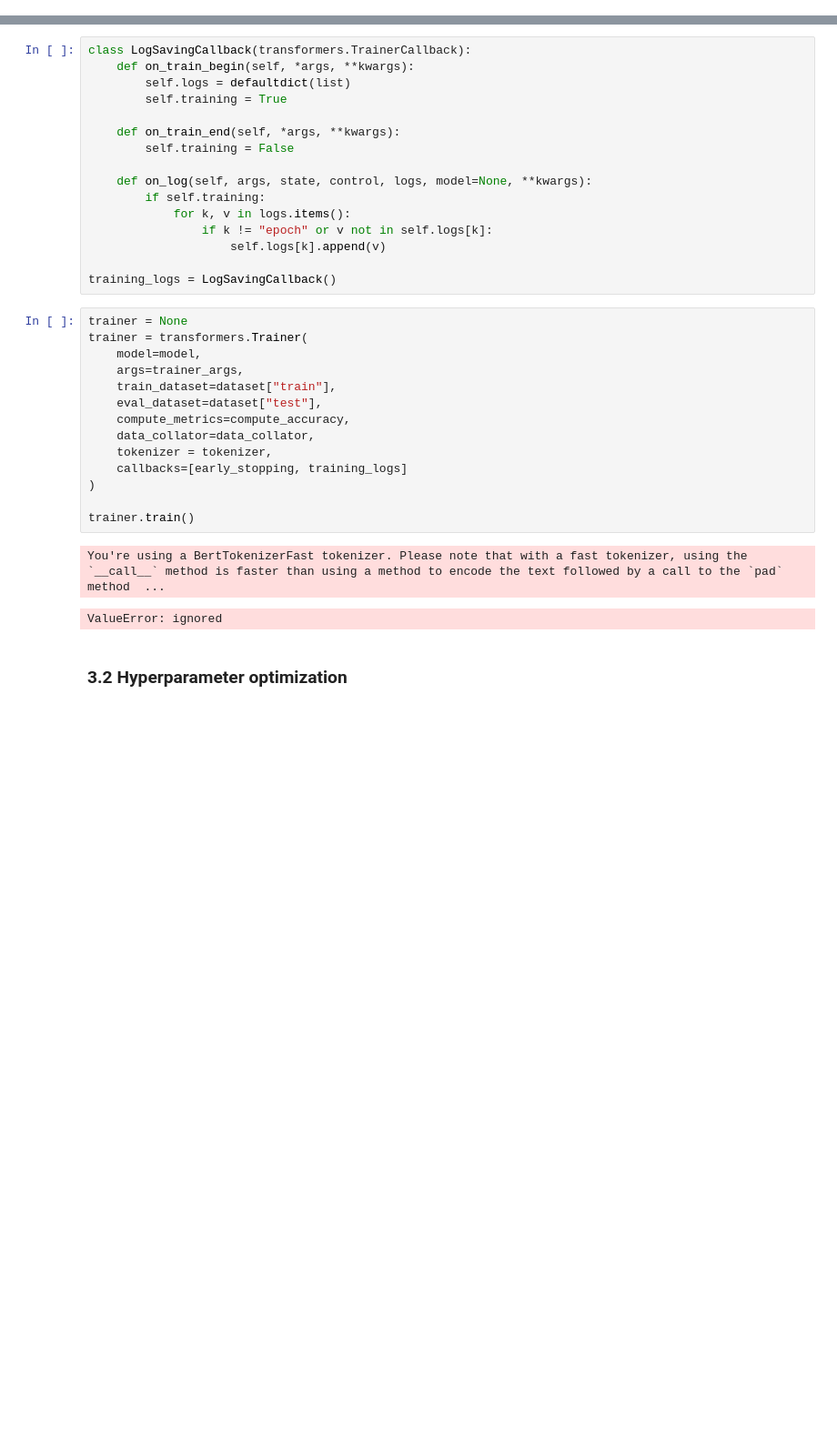
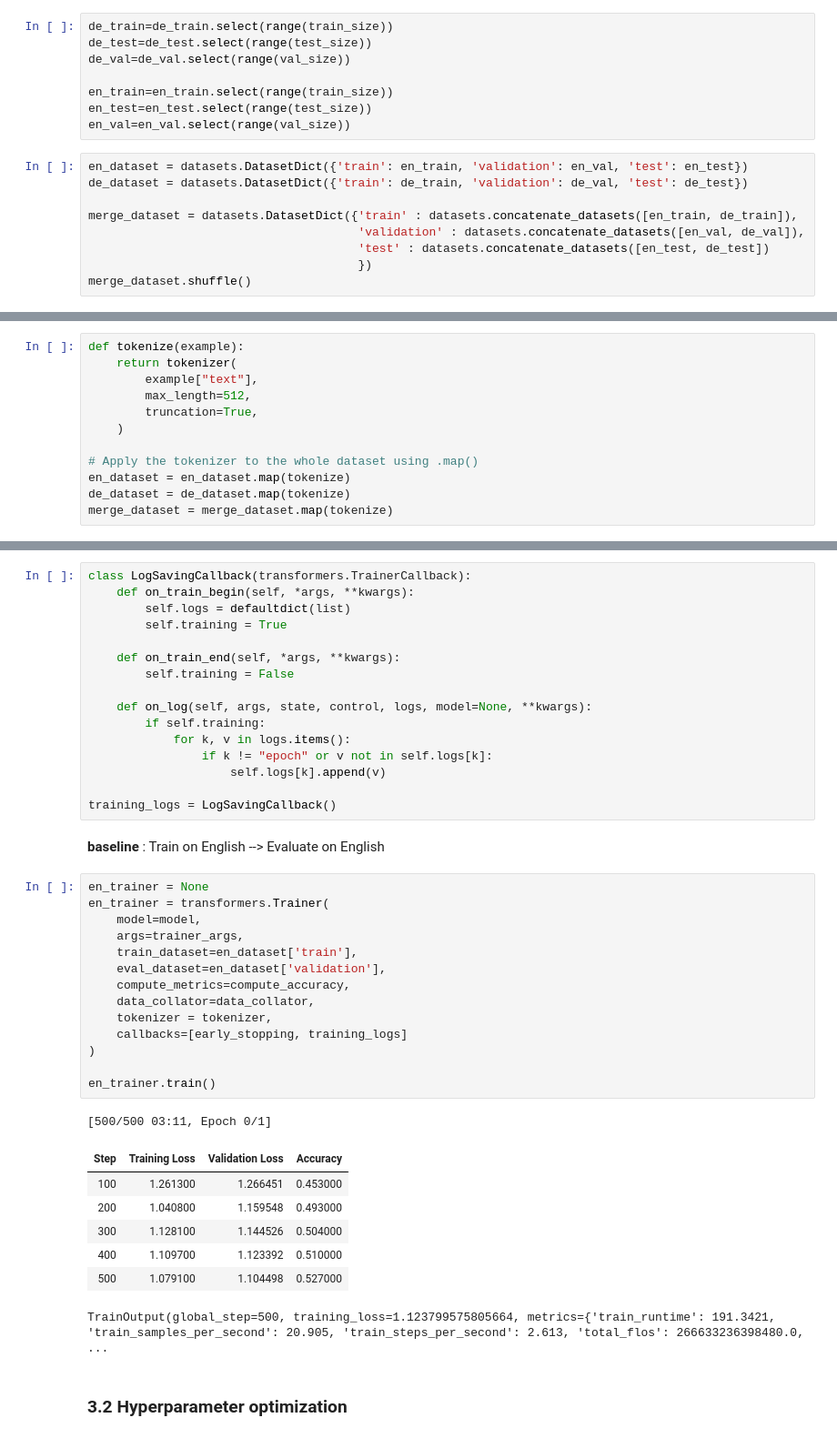
Before and after one commit to maryamteimouri/DL-HTL-course-project, a Jupyter notebook: DL_HTL_course_project.ipynb, the cells around one changed output, grey strips where cells are left out. Shown at 91% size. Drawn from its saved outputs; the diff is of its cells as text; blank space fills up the shorter version.

```diff
--- a/DL_HTL_course_project.ipynb
+++ b/DL_HTL_course_project.ipynb
@@ -89,0 +108,17 @@ dataset["test"]=dataset["test"].select(range(test_size))
+# %%
+de_train=de_train.select(range(train_size))
+de_test=de_test.select(range(test_size))
+de_val=de_val.select(range(val_size))
+
+en_train=en_train.select(range(train_size))
+en_test=en_test.select(range(test_size))
+en_val=en_val.select(range(val_size))
+# %%
+en_dataset = datasets.DatasetDict({'train': en_train, 'validation': en_val, 'test': en_test})
+de_dataset = datasets.DatasetDict({'train': de_train, 'validation': de_val, 'test': de_test})
+
+merge_dataset = datasets.DatasetDict({'train' : datasets.concatenate_datasets([en_train, de_train]),
+                                      'validation' : datasets.concatenate_datasets([en_val, de_val]),
+                                      'test' : datasets.concatenate_datasets([en_test, de_test])
+                                      })
+merge_dataset.shuffle()
@@ -102,6 +152,18 @@ model = transformers.AutoModelForSequenceClassification.from_pretrained(model_na
 # %% [output]
 Some weights of BertForSequenceClassification were not initialized from the model checkpoint at bert-base-multilingual-cased and are newly initialized: ['classifier.bias', 'classifier.weight']
 You should probably TRAIN this model on a down-stream task to be able to use it for predictions and inference.
+# %%
+def tokenize(example):
+    return tokenizer(
+        example["text"],
+        max_length=512,
+        truncation=True,
+    )
+
+# Apply the tokenizer to the whole dataset using .map()
+en_dataset = en_dataset.map(tokenize)
+de_dataset = de_dataset.map(tokenize)
+merge_dataset = merge_dataset.map(tokenize)
 # %%
 trainer_args = transformers.TrainingArguments(
     "checkpoints",
@@ -145,23 +207,31 @@ class LogSavingCallback(transformers.TrainerCallback):
                     self.logs[k].append(v)
 
 training_logs = LogSavingCallback()
+# %% [markdown]
+**baseline** : Train on English --> Evaluate on English
 # %%
-trainer = None
-trainer = transformers.Trainer(
+en_trainer = None
+en_trainer = transformers.Trainer(
     model=model,
     args=trainer_args,
-    train_dataset=dataset["train"],
-    eval_dataset=dataset["test"],
+    train_dataset=en_dataset['train'],
+    eval_dataset=en_dataset['validation'],
     compute_metrics=compute_accuracy,
     data_collator=data_collator,
     tokenizer = tokenizer,
     callbacks=[early_stopping, training_logs]
 )
 
-trainer.train()
+en_trainer.train()
 # %% [output]
-You're using a BertTokenizerFast tokenizer. Please note that with a fast tokenizer, using the `__call__` method is faster than using a method to encode the text followed by a call to the `pad` method  ...
+[500/500 03:11, Epoch 0/1]
+| Step | Training Loss | Validation Loss | Accuracy |
+| 100 | 1.261300 | 1.266451 | 0.453000 |
+| 200 | 1.040800 | 1.159548 | 0.493000 |
+| 300 | 1.128100 | 1.144526 | 0.504000 |
+| 400 | 1.109700 | 1.123392 | 0.510000 |
+| 500 | 1.079100 | 1.104498 | 0.527000 |
-ValueError: ignored
+TrainOutput(global_step=500, training_loss=1.123799575805664, metrics={'train_runtime': 191.3421, 'train_samples_per_second': 20.905, 'train_steps_per_second': 2.613, 'total_flos': 266633236398480.0,  ...
 # %% [markdown]
 ### 3.2 Hyperparameter optimization
 # %%
```
Also changed, not shown: parts of 15 cells of this notebook.
